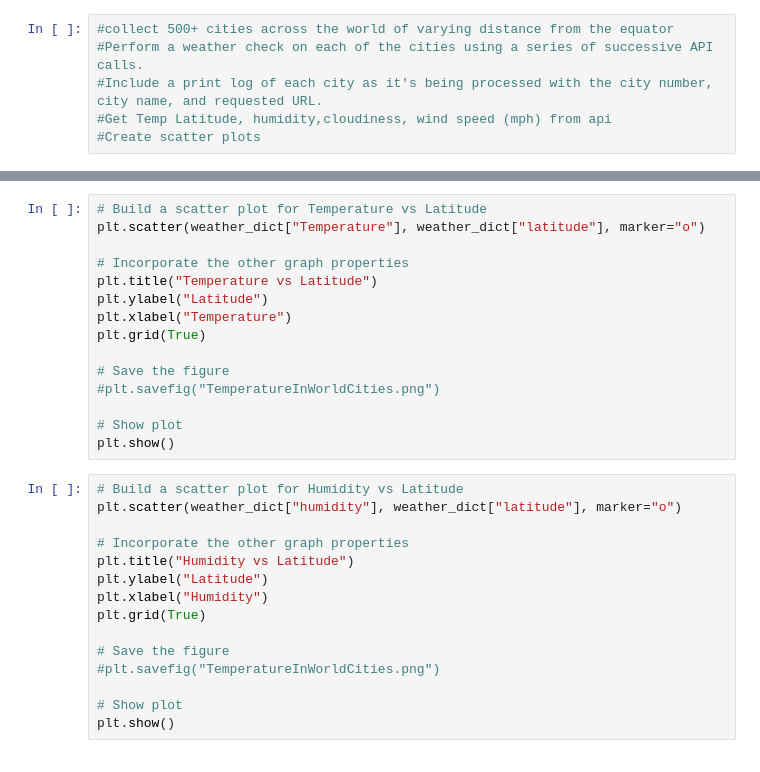
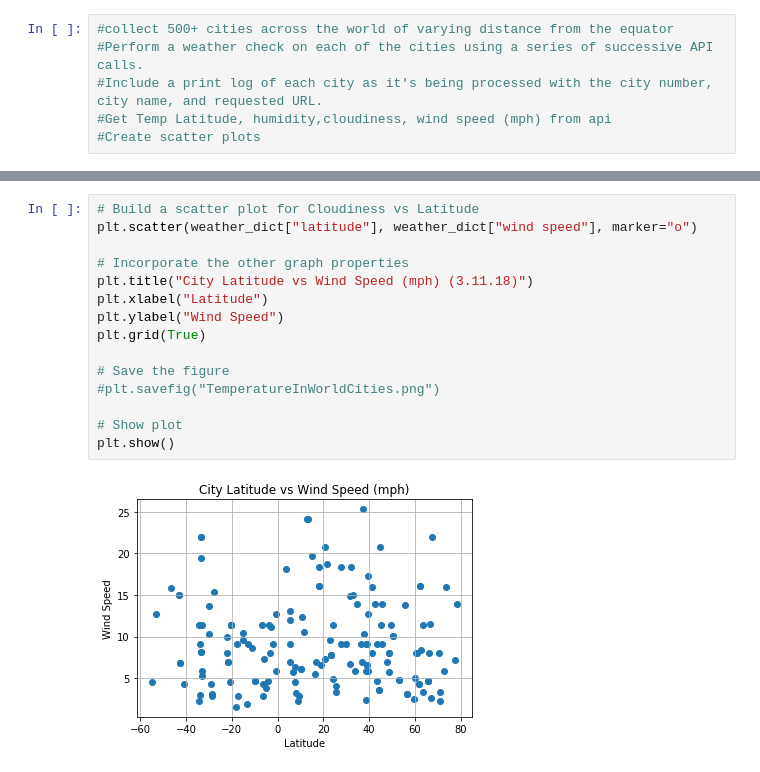
Before and after one commit to blair5431/DataVisHomework, a Jupyter notebook: API_hw/main.ipynb, the cells around one changed output, grey strips where cells are left out. Saved outputs shown, nothing was run; the diff lists cells and outputs as text.

```diff
--- a/API_hw/main.ipynb
+++ b/API_hw/main.ipynb
@@ -171,30 +214,17 @@ weather_dict
 # %%
-# Build a scatter plot for Temperature vs Latitude
-plt.scatter(weather_dict["Temperature"], weather_dict["latitude"], marker="o")
+# Build a scatter plot for Cloudiness vs Latitude
+plt.scatter(weather_dict["latitude"], weather_dict["wind speed"], marker="o")
 
 # Incorporate the other graph properties
-plt.title("Temperature vs Latitude")
-plt.ylabel("Latitude")
-plt.xlabel("Temperature")
+plt.title("City Latitude vs Wind Speed (mph) (3.11.18)")
+plt.xlabel("Latitude")
+plt.ylabel("Wind Speed")
 plt.grid(True)
 
 # Save the figure
 #plt.savefig("TemperatureInWorldCities.png")
 
 # Show plot
 plt.show()
+# %% [output]
+[figure, added]
-# %%
-# Build a scatter plot for Humidity vs Latitude
-plt.scatter(weather_dict["humidity"], weather_dict["latitude"], marker="o")
-
-# Incorporate the other graph properties
-plt.title("Humidity vs Latitude")
-plt.ylabel("Latitude")
-plt.xlabel("Humidity")
-plt.grid(True)
-
-# Save the figure
-#plt.savefig("TemperatureInWorldCities.png")
-
-# Show plot
-plt.show()
```
Also changed, not shown: parts of 14 cells of this notebook.
